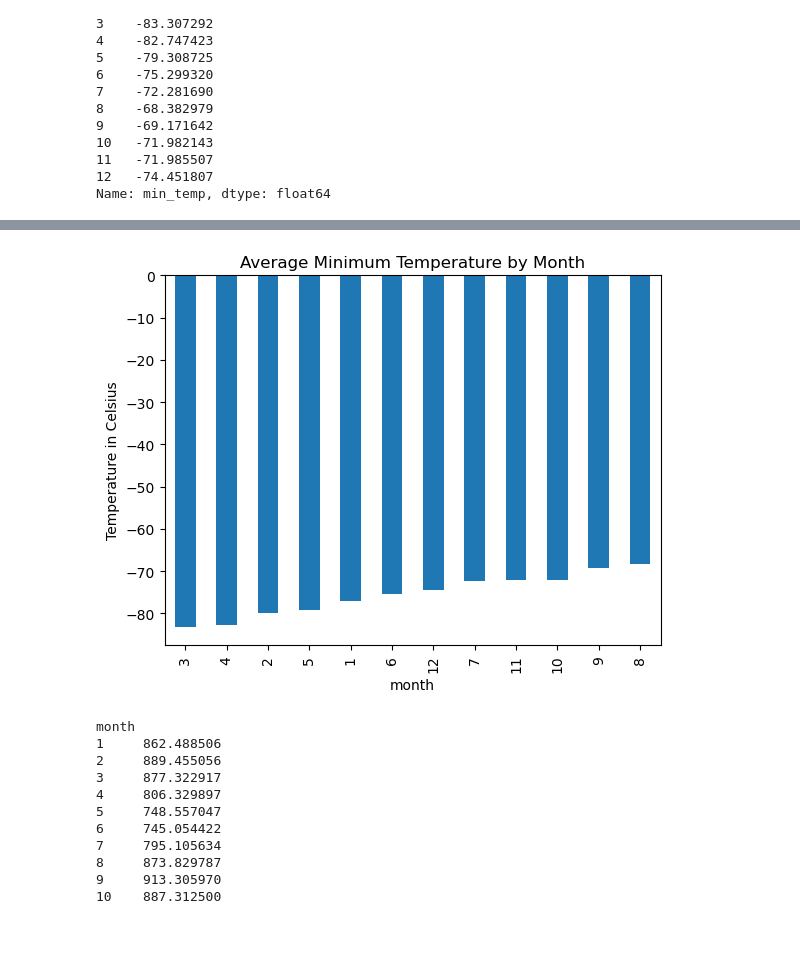
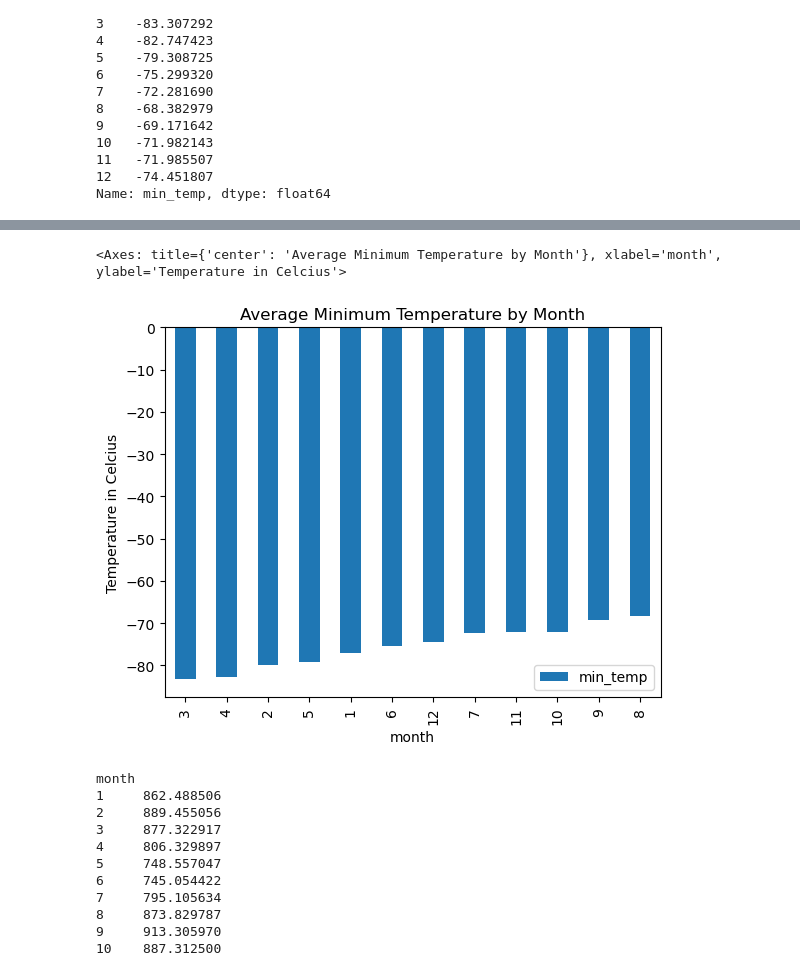
Before and after one commit to DidemBl/module_11_challenge, a Jupyter notebook: Starter_Code/part_2_mars_weather.ipynb, the cells around one changed output, grey strips where cells are left out. Saved outputs shown, nothing was run; the diff lists cells and outputs as text; code cells hidden in the pictures; blank space fills up the shorter version.

```diff
--- a/Starter_Code/part_2_mars_weather.ipynb
+++ b/Starter_Code/part_2_mars_weather.ipynb
@@ -87,2 +64,7 @@ AttributeError: 'NoneType' object has no attribute 'text'
 # %%
 # Create a Pandas DataFrame by using the list of rows and a list of the column names
+df= pd.DataFrame(list_of_rows)
+df.head()
+df.columns = ["id","terrestrial_date", "sol", "ls","month","min_temp","pressure"]
+
+df.head()
@@ -117,2 +105,5 @@ dtype: object
+# %%
+# Change data types for data analysis
+new_df = df.astype({'id': 'object', 'terrestrial_date': 'datetime64[ns]', 'sol': 'int32', 'ls': 'int32', 'month': 'int32','min_temp': 'float64', 'pressure': 'float64'})
 # %%
 # Confirm type changes were successful by examining data types again
@@ -152,5 +153,7 @@ Analyze your dataset by using Pandas functions to answer the following questions
 # %%
 # 3. What is the average minimum temperature by month?
+min_temp_month = new_df.groupby(["month"])["min_temp"].mean()
+min_temp_month
 # %% [output]
 month
 1    -77.160920
@@ -172,0 +172,3 @@ Name: min_temp, dtype: float64
+# %%
+df_min_avg = pd.DataFrame(min_temp_month)
+df_min_reset = df_min_avg.reset_index()
@@ -173,6 +182,10 @@ Name: min_temp, dtype: float64
 # %%
 # Identify the coldest and hottest months in Curiosity's location by sorting the previous graph
+df_min_sorted = df_min_reset.sort_values("min_temp")
+df_min_sorted.plot("month", "min_temp", kind="bar",  title = "Average Minimum Temperature by Month", xlabel="month",
+            ylabel= "Temperature in Celcius", rot=90)
 # %% [output]
+<Axes: title={'center': 'Average Minimum Temperature by Month'}, xlabel='month', ylabel='Temperature in Celcius'>
-[figure, old version]
+[figure, new version]
 # %%
 # 4. What is the average pressure by month?
```
Also changed, not shown: parts of 22 cells of this notebook, 2 other files.
